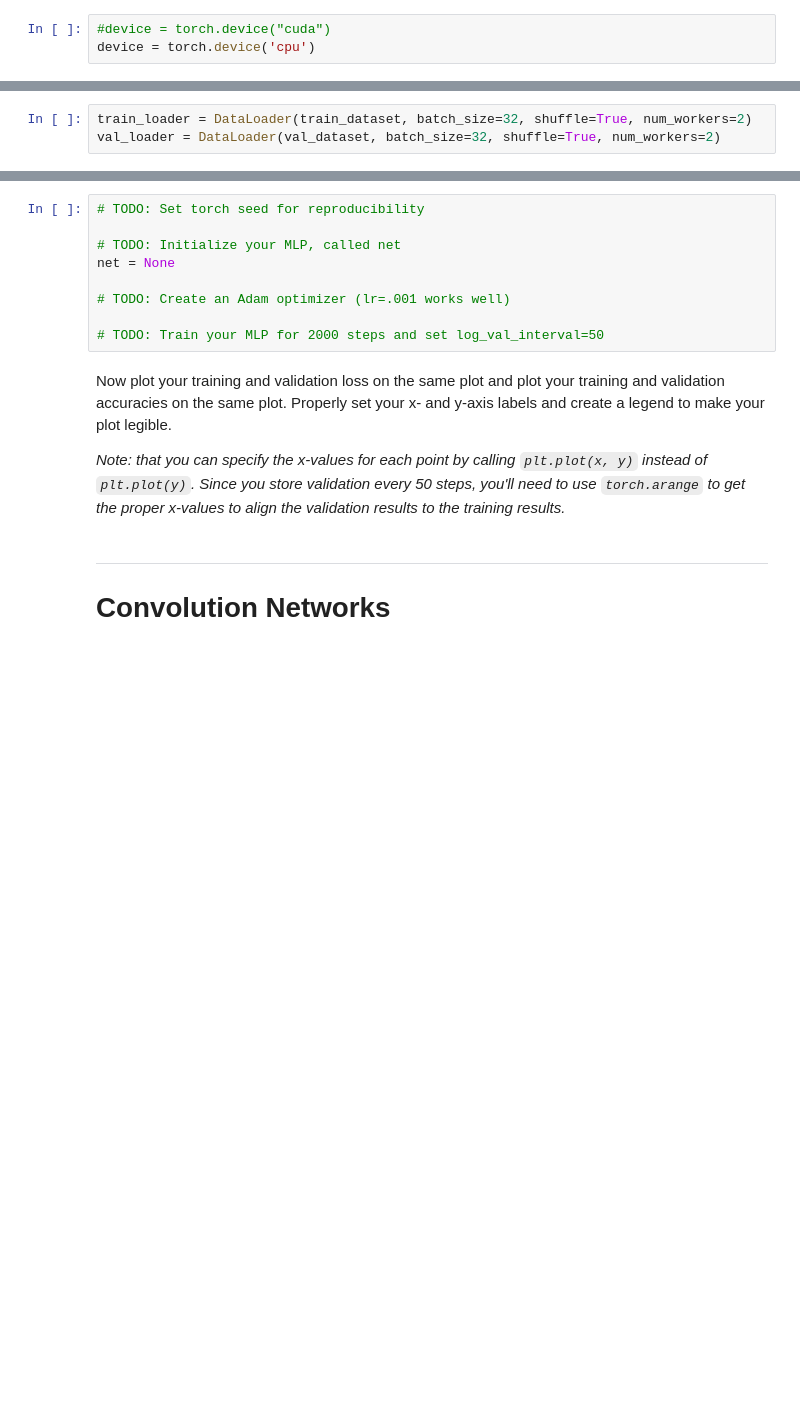
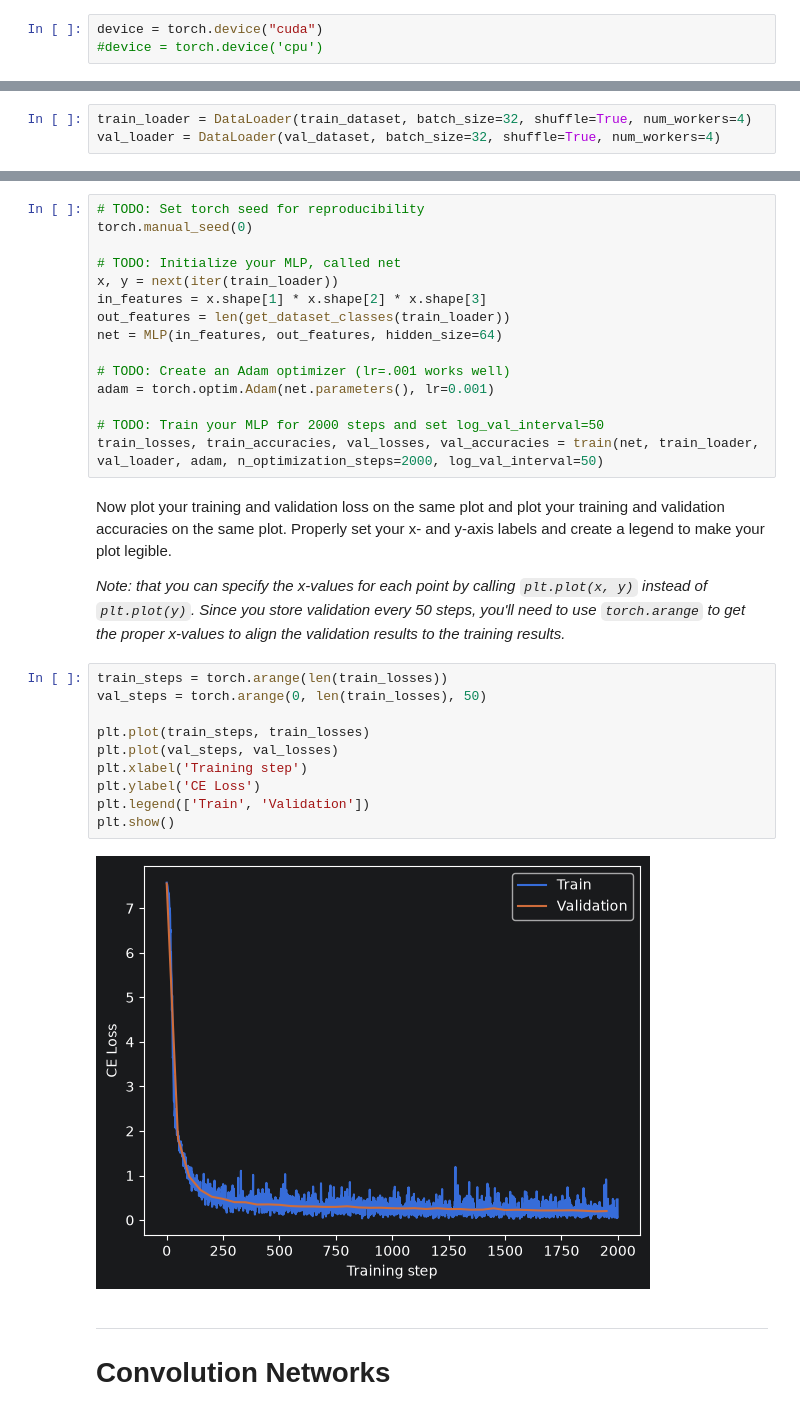
Before and after one commit to connorharv/byu-cs474, a Jupyter notebook: lab3_cross_entropy_convnets.ipynb, the cells around one changed output, grey strips where cells are left out. Drawn from its saved outputs; the diff is of its cells as text; blank space fills up the shorter version.

```diff
--- a/lab3_cross_entropy_convnets.ipynb
+++ b/lab3_cross_entropy_convnets.ipynb
@@ -25,8 +26,8 @@ Set your global variable `device`, using the `torch.device()` function. In order
 
 ***Important Note**: If you spend too much time or memory on the GPU in Google Colab then you will be timed out. This may not be a big deal with this lab, but it can become a big deal in later labs. It is recommended to set your `device` and Runtime to CPU first and once everything in the lab is working properly to set it to the GPU.*
 # %%
-#device = torch.device("cuda")
-device = torch.device('cpu')
+device = torch.device("cuda")
+#device = torch.device('cpu')
 # %% [markdown]
 ---
 
@@ -208,8 +209,8 @@ The `train_loader` should have your `train_dataset` and the `val_loader` should
 Set the `batch_size` of both dataloaders equal to 32 and set `shuffle=True` for the `train_loader` so that the dataset is shuffled every time.
 To improve the speed at which you `DataLoader`s can load the data, set `num_workers=4` (for multiprocessing).
 # %%
-train_loader = DataLoader(train_dataset, batch_size=32, shuffle=True, num_workers=2)
-val_loader = DataLoader(val_dataset, batch_size=32, shuffle=True, num_workers=2)
+train_loader = DataLoader(train_dataset, batch_size=32, shuffle=True, num_workers=4)
+val_loader = DataLoader(val_dataset, batch_size=32, shuffle=True, num_workers=4)
 # %% [markdown]
 Now use `x, y = next(iter(train_loader))` to get a single batch of data from the `train_loader` and print out the shapes and dtypes of `x` and `y`
 # %%
@@ -401,18 +429,36 @@ Now train an `MLP` on `MNIST`. To speed up training use the `torch.optim.Adam` o
 *Note: Don't forget to put your network on `device`.*
 # %%
 # TODO: Set torch seed for reproducibility
+torch.manual_seed(0)
 
 # TODO: Initialize your MLP, called net
-net = None
+x, y = next(iter(train_loader))
+in_features = x.shape[1] * x.shape[2] * x.shape[3]
+out_features = len(get_dataset_classes(train_loader))
+net = MLP(in_features, out_features, hidden_size=64)
 
 # TODO: Create an Adam optimizer (lr=.001 works well)
+adam = torch.optim.Adam(net.parameters(), lr=0.001)
 
 # TODO: Train your MLP for 2000 steps and set log_val_interval=50
+train_losses, train_accuracies, val_losses, val_accuracies = train(net, train_loader, val_loader, adam, n_optimization_steps=2000, log_val_interval=50)
 # %% [markdown]
 Now plot your training and validation loss on the same plot and plot your training and validation accuracies on the same plot.
 Properly set your x- and y-axis labels and create a legend to make your plot legible.
 
 *Note: that you can specify the x-values for each point by calling `plt.plot(x, y)` instead of `plt.plot(y)`. Since you store validation every 50 steps, you'll need to use `torch.arange` to get the proper x-values to align the validation results to the training results.*
+# %%
+train_steps = torch.arange(len(train_losses))
+val_steps = torch.arange(0, len(train_losses), 50)
+
+plt.plot(train_steps, train_losses)
+plt.plot(val_steps, val_losses)
+plt.xlabel('Training step')
+plt.ylabel('CE Loss')
+plt.legend(['Train', 'Validation'])
+plt.show()
+# %% [output]
+[figure, added]
 # %% [markdown]
 ___
 
```
Also changed, not shown: parts of 17 cells of this notebook.
